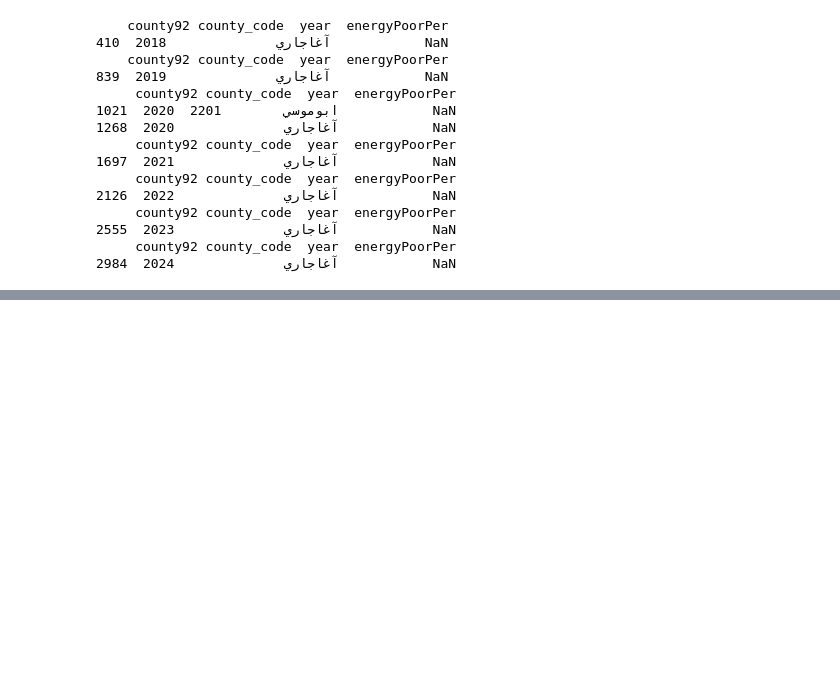
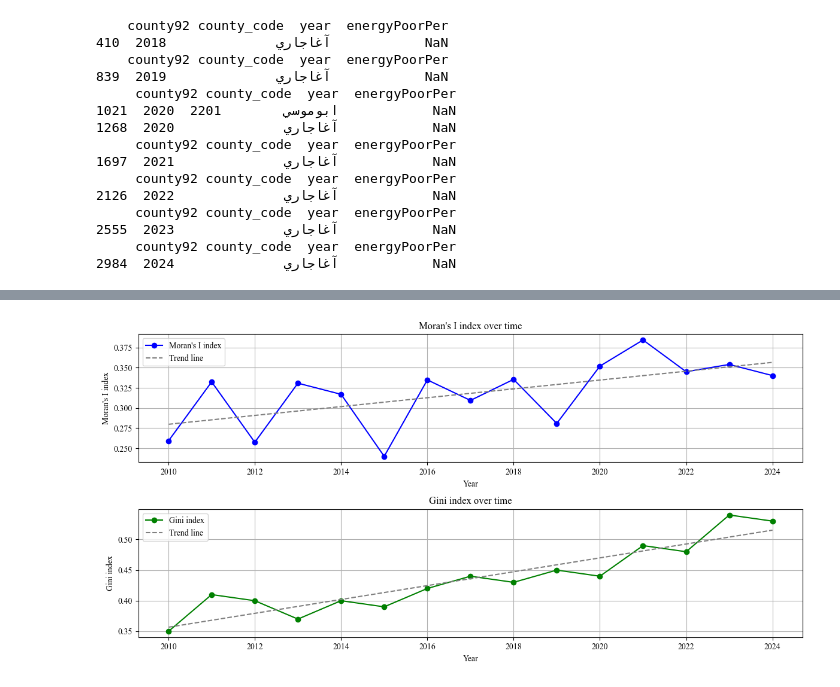
Before and after one commit to sinanarimani/energy-poverty, a Jupyter notebook: evaluation.ipynb, the cells around one changed output, grey strips where cells are left out. Saved outputs shown, nothing was run; the diff lists cells and outputs as text; code cells hidden in the pictures; blank space fills up the shorter version.

```diff
--- a/evaluation.ipynb
+++ b/evaluation.ipynb
@@ -1841,0 +1887,3 @@ province.to_excel("province_melt.xlsx")
+# %%
+from docx import Document
+doc = Document(r"C:\Users\Mahsa\Desktop\energy poverty 04.11.2025.docx")
@@ -1841,0 +1947,47 @@ province.to_excel("province_melt.xlsx")
+# %%
+# Create subplots
+fig, ax = plt.subplots(2, 1, figsize=(12, 6))
+
+# ---------- 1️⃣ Moran's I index ----------
+x = df["Year"]
+y1 = df["Moran's I index"]
+
+# Plot data points
+ax[0].plot(x, y1, marker='o', color='blue', label="Moran's I index")
+
+# Calculate and plot trend line
+z1 = np.polyfit(x, y1, 1)  # 1 = linear fit
+p1 = np.poly1d(z1)
+ax[0].plot(x, p1(x), "--", color="grey", label="Trend line")
+
+# Labels and grid
+ax[0].set_title("Moran's I index over time")
+ax[0].set_xlabel("Year")
+ax[0].set_ylabel("Moran's I index")
+ax[0].legend()
+ax[0].grid(True)
+
+
+# ---------- 2️⃣ Gini index ----------
+y2 = df["Gini index"]
+
+# Plot data points
+ax[1].plot(x, y2, marker='o', color='green', label="Gini index")
+
+# Calculate and plot trend line
+z2 = np.polyfit(x, y2, 1)
+p2 = np.poly1d(z2)
+ax[1].plot(x, p2(x), "--", color="grey", label="Trend line")
+
+# Labels and grid
+ax[1].set_title("Gini index over time")
+ax[1].set_xlabel("Year")
+ax[1].set_ylabel("Gini index")
+ax[1].legend()
+ax[1].grid(True)
+
+# Adjust layout and show
+plt.tight_layout()
+plt.show()
+# %% [output]
+[figure, added]
```
Also changed, not shown: parts of 8 cells of this notebook, 1 other file.
